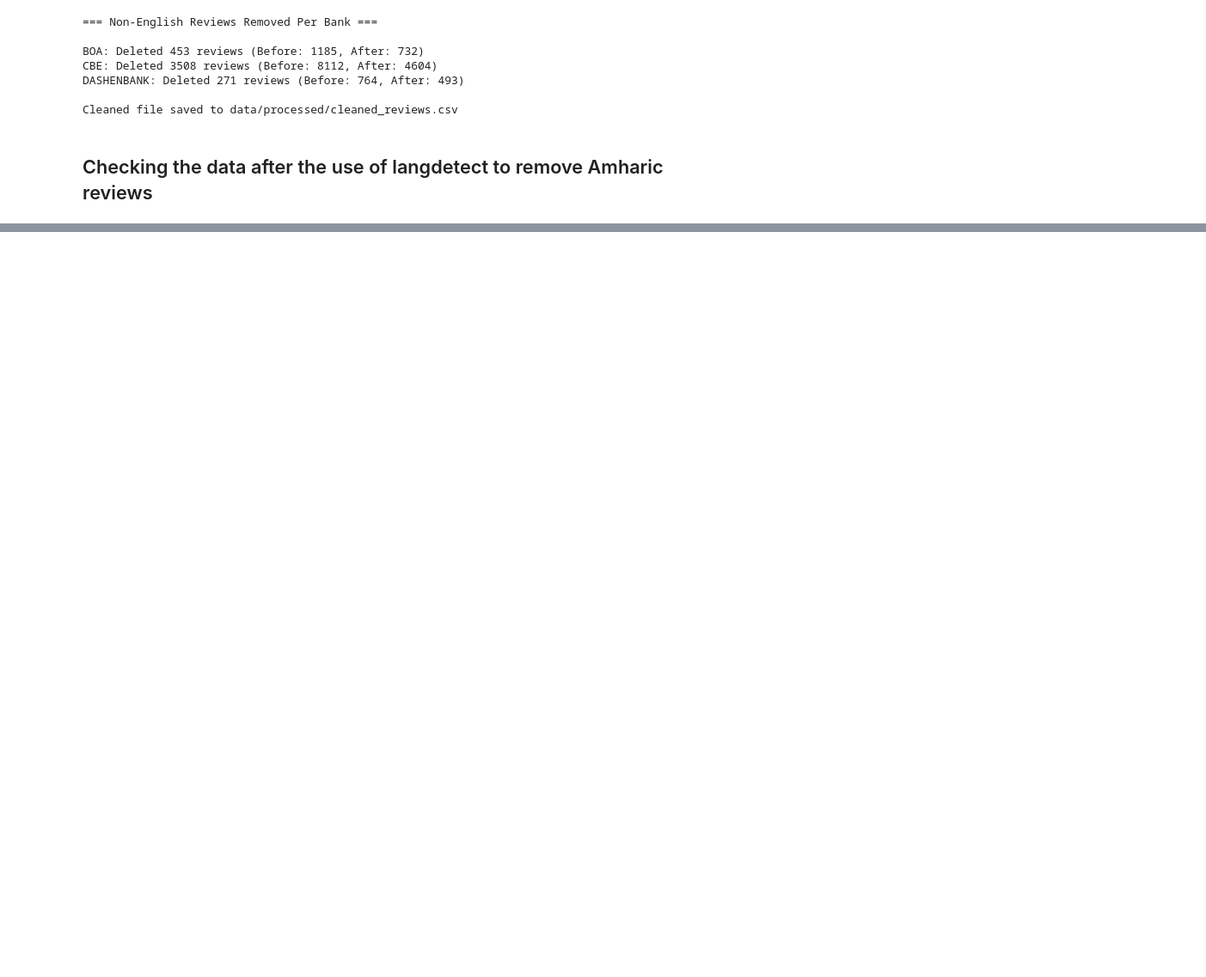
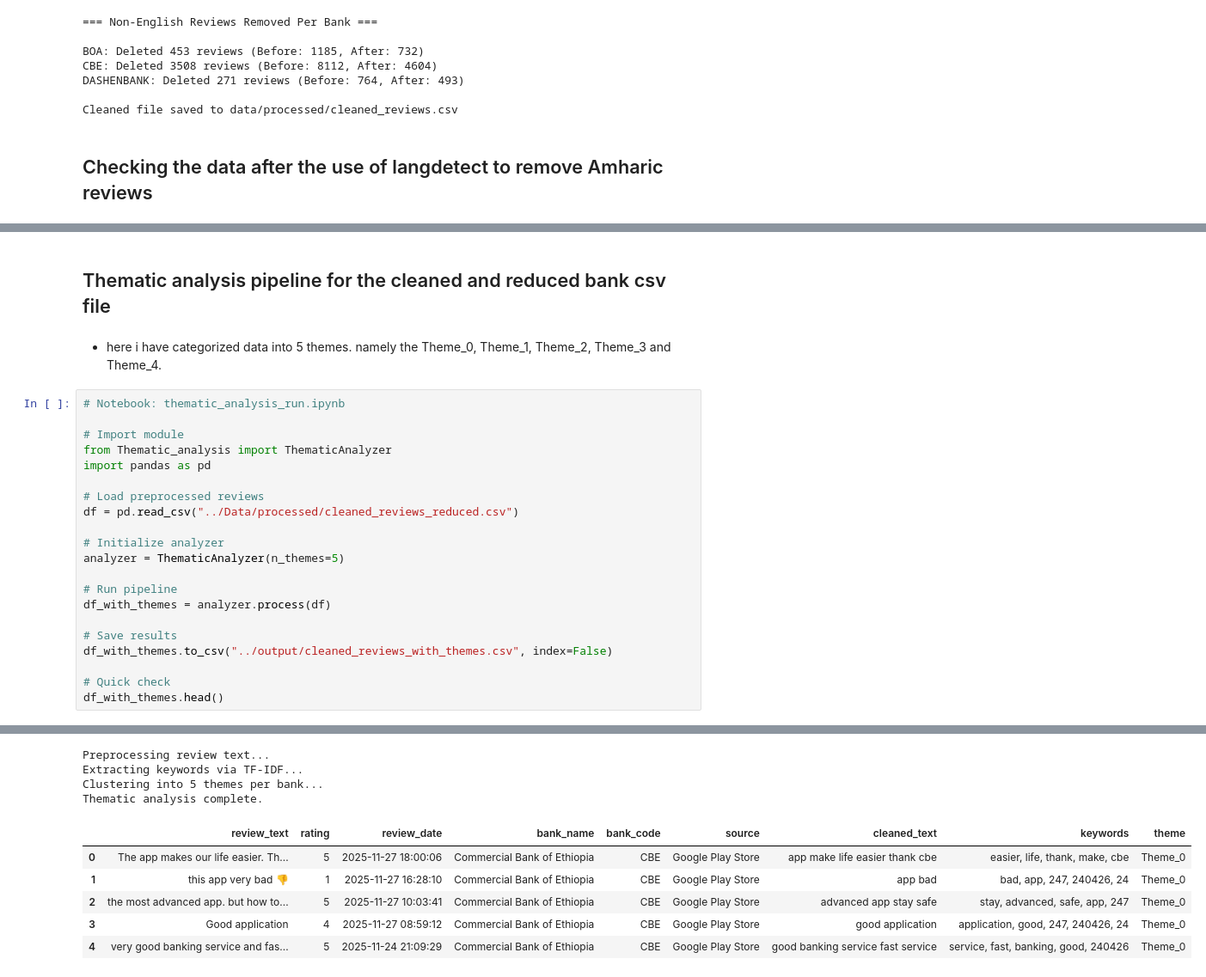
Before and after one commit to Abrhammmo/GooglePlay-scraping_week-2, a Jupyter notebook: Scripts/Scraping_and_sentiment.ipynb, the cells around one changed output, grey strips where cells are left out. Shown at 86% size. Drawn from its saved outputs; the diff is of its cells as text; blank space fills up the shorter version.

```diff
--- a/Scripts/Scraping_and_sentiment.ipynb
+++ b/Scripts/Scraping_and_sentiment.ipynb
@@ -387,0 +632,26 @@ plt.show()
+# %% [markdown]
+## Thematic analysis pipeline for the cleaned and reduced bank csv file
+# %% [markdown]
+* here i have categorized data into 5 themes. namely the Theme_0, Theme_1, Theme_2, Theme_3 and Theme_4.
+# %%
+# Notebook: thematic_analysis_run.ipynb
+
+# Import module
+from Thematic_analysis import ThematicAnalyzer
+import pandas as pd
+
+# Load preprocessed reviews
+df = pd.read_csv("../Data/processed/cleaned_reviews_reduced.csv")
+
+# Initialize analyzer
+analyzer = ThematicAnalyzer(n_themes=5)
+
+# Run pipeline
+df_with_themes = analyzer.process(df)
+
+# Save results
+df_with_themes.to_csv("../output/cleaned_reviews_with_themes.csv", index=False)
+
+# Quick check
+df_with_themes.head()
+# %% [output]
@@ -387,0 +667,10 @@ plt.show()
+Preprocessing review text...
+Extracting keywords via TF-IDF...
+Clustering into 5 themes per bank...
+Thematic analysis complete.
+|  | review_text | rating | review_date | bank_name | bank_code | source | cleaned_text | keywords | theme |
+| 0 | The app makes our life easier. Th... | 5 | 2025-11-27 18:00:06 | Commercial Bank of Ethiopia | CBE | Google Play Store | app make life easier thank cbe | easier, life, thank, make, cbe | Theme_0 |
+| 1 | this app very bad 👎 | 1 | 2025-11-27 16:28:10 | Commercial Bank of Ethiopia | CBE | Google Play Store | app bad | bad, app, 247, 240426, 24 | Theme_0 |
+| 2 | the most advanced app. but how to... | 5 | 2025-11-27 10:03:41 | Commercial Bank of Ethiopia | CBE | Google Play Store | advanced app stay safe | stay, advanced, safe, app, 247 | Theme_0 |
+| 3 | Good application | 4 | 2025-11-27 08:59:12 | Commercial Bank of Ethiopia | CBE | Google Play Store | good application | application, good, 247, 240426, 24 | Theme_0 |
+| 4 | very good banking service and fas... | 5 | 2025-11-24 21:09:29 | Commercial Bank of Ethiopia | CBE | Google Play Store | good banking service fast service | service, fast, banking, good, 240426 | Theme_0 |
```
Also changed, not shown: parts of 19 cells of this notebook.
